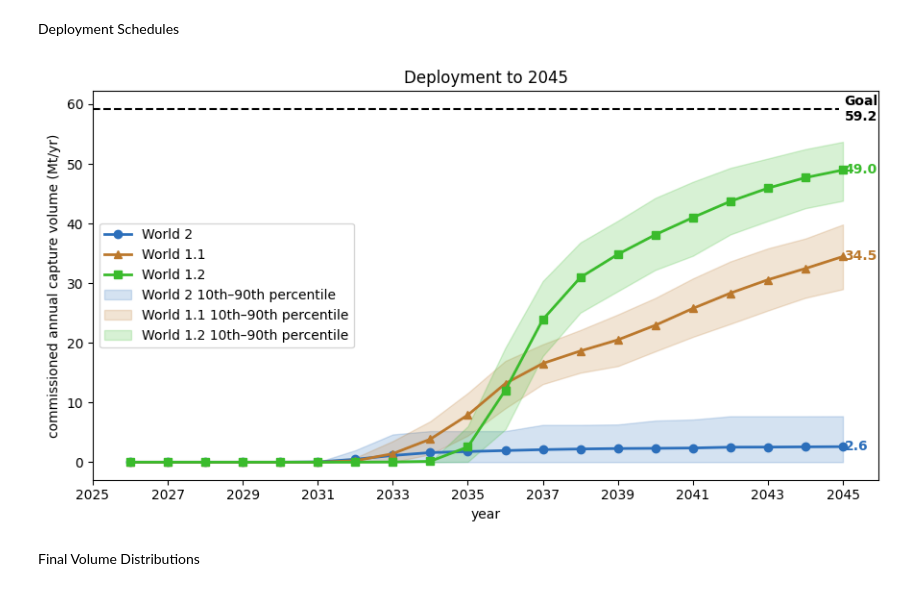
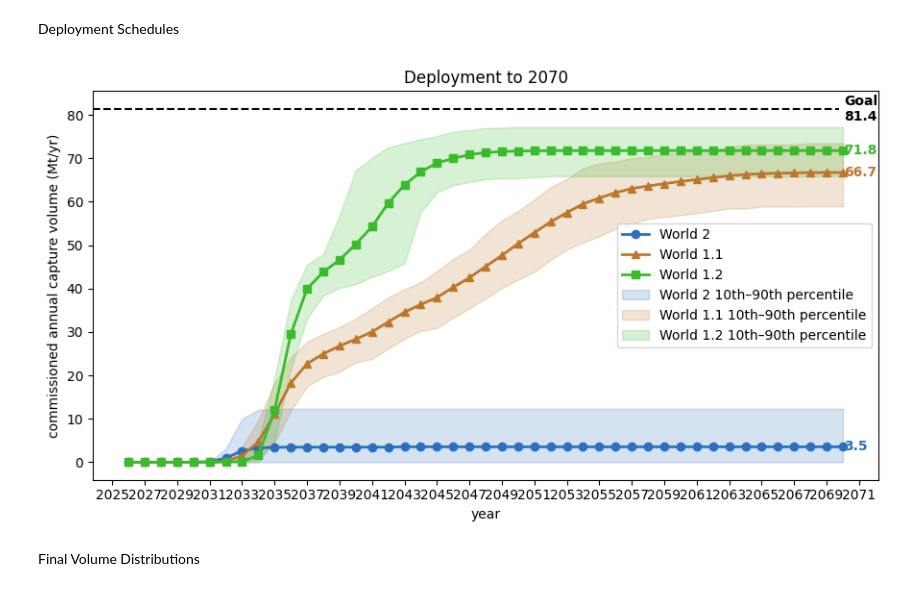
Before and after one commit to mg6090-ctrl/ccs-deployment-simulation, a Jupyter notebook: CCS_analysis.ipynb, the cells around one changed output. Drawn from its saved outputs; the diff is of its cells as text; code cells hidden in the pictures.

```diff
--- a/CCS_analysis.ipynb
+++ b/CCS_analysis.ipynb
@@ -49,20 +49,20 @@ Deployment Schedules
 # %%
 w11_results, w11_nodes = sa11.monte_carlo(300,
     **BASELINE11
 )
 
 w12_results, w12_nodes = sa12.monte_carlo(300,
     **BASELINE12
 )
 
 w2_results, w2_nodes = sa2.monte_carlo(300,
     **BASELINE2
 )
 
 # sag.deployment_over_time_compare(w11_nodes, w12_nodes, w2_nodes, 2045)
-sag.deployment_over_time_compare(w11_nodes, w12_nodes, w2_nodes, 2045)
+sag.deployment_over_time_compare(w11_nodes, w12_nodes, w2_nodes, 2070)
 # %% [output]
-[figure, old version]
+[figure, new version]
 # %% [markdown]
 Final Volume Distributions
 # %%
```
Also changed, not shown: 3 other files.
